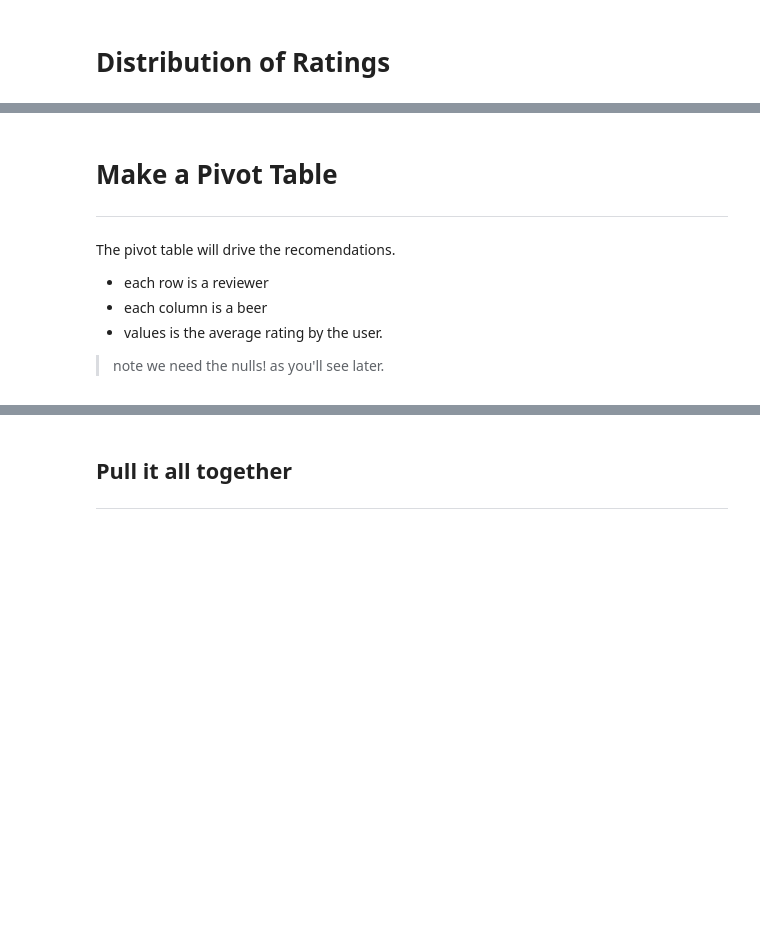
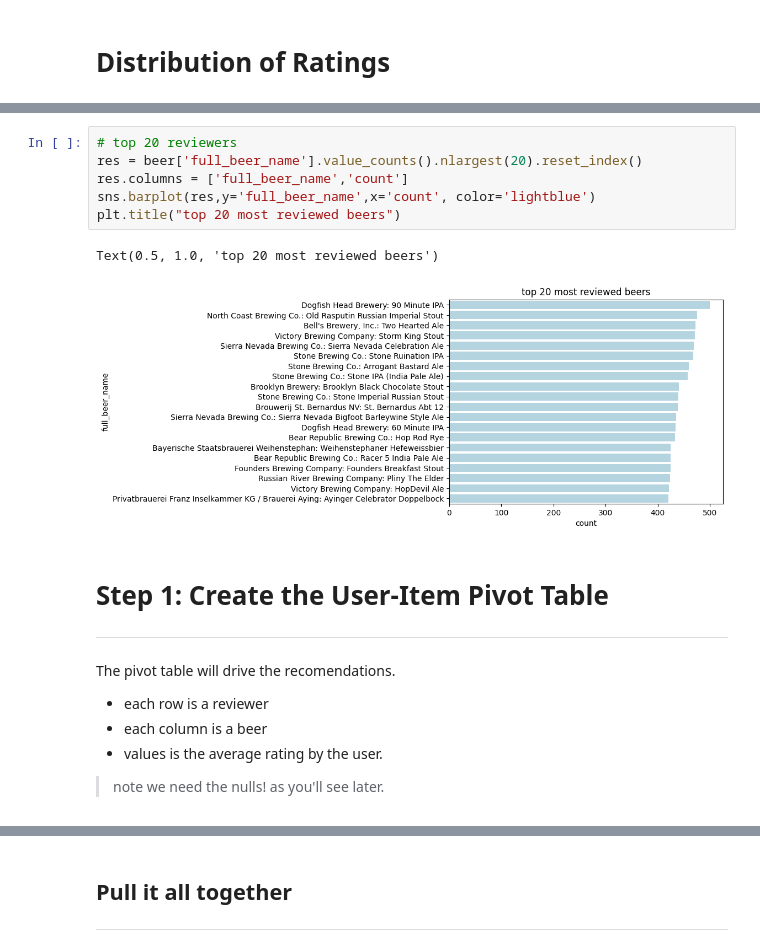
Before and after one commit to MonkeyWrenchGang/2021-ban7002, a Jupyter notebook: Week_5_Beer_Recommender.ipynb, the cells around one changed output, grey strips where cells are left out. Saved outputs shown, nothing was run; the diff lists cells and outputs as text; blank space fills up the shorter version.

```diff
--- a/Week_5_Beer_Recommender.ipynb
+++ b/Week_5_Beer_Recommender.ipynb
@@ -24,5 +45,15 @@ sns.countplot(beer,x='rating', color='lightblue')
+# %%
+# top 20 reviewers
+res = beer['full_beer_name'].value_counts().nlargest(20).reset_index()
+res.columns = ['full_beer_name','count']
+sns.barplot(res,y='full_beer_name',x='count', color='lightblue')
+plt.title("top 20 most reviewed beers")
+# %% [output]
+Text(0.5, 1.0, 'top 20 most reviewed beers')
+[figure, added]
 # %% [markdown]
-# Make a Pivot Table
+
+# Step 1: Create the User-Item Pivot Table
 
 
 ---
```
Also changed, not shown: parts of 29 cells of this notebook.
